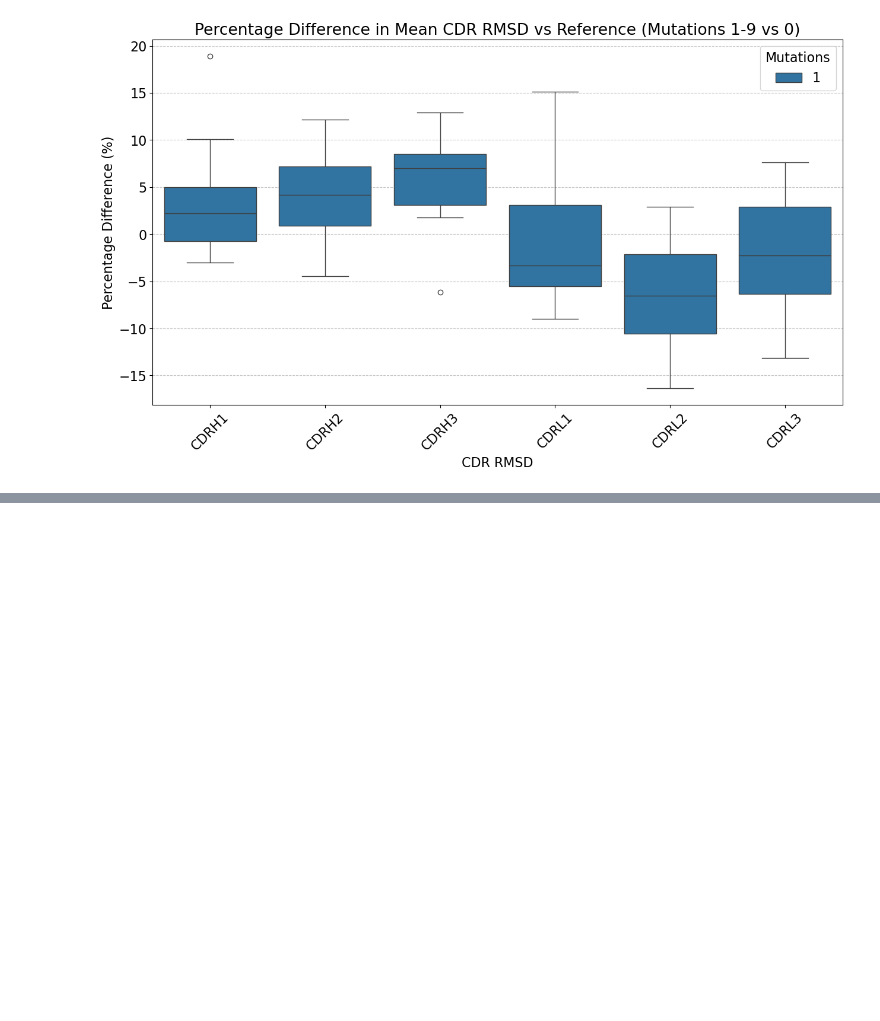
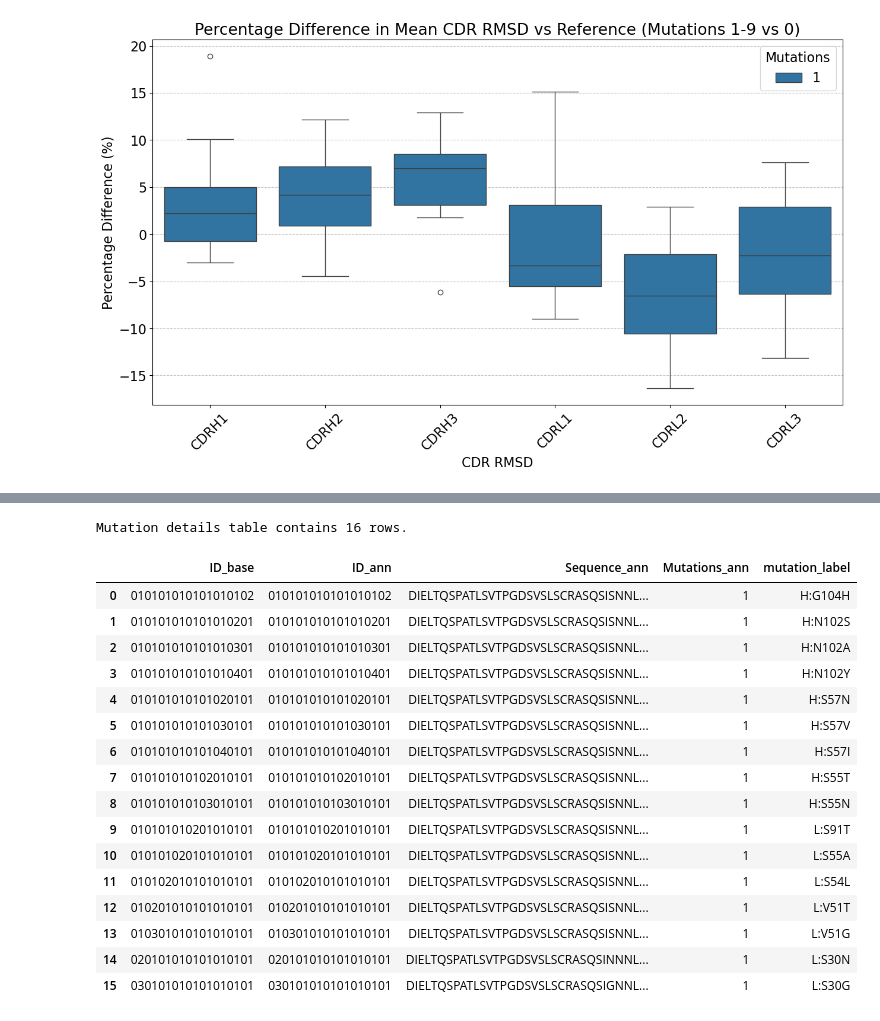
Before and after one commit to fspoendlin/ABB4, a Jupyter notebook: data_analysis.ipynb, the cells around one changed output, grey strips where cells are left out. Cells and saved outputs as stored; diff of their text form; code cells hidden in the pictures; blank space fills up the shorter version.

```diff
--- a/data_analysis.ipynb
+++ b/data_analysis.ipynb
@@ -399,41 +416,61 @@ print(f"Plotted {len(mut1_rows)} mutation=1 IDs plus 1 WT row.")
 # Build a mutation-details table for the plotted sequences.
 # This attempts to surface annotation columns that likely contain mutation descriptions.
 candidate_cols = [
-    "ID",
-    "Sequence",
-    "Mutations",
-    "Mutation",
-    "Mutations_List",
-    "Mutation_List",
+    "ID_ann",
+    "Sequence_ann",
+    "Mutations_ann",
+    "Mutation_ann",
+    "Mutations_List_ann",
+    "Mutation_List_ann",
     "Mutation_Annotation",
     "Mutation_Annotations",
     "mutations",
     "mutation",
     "annotation",
+    'mutation_label'
 ]
 
 ann_cols_present = [c for c in candidate_cols if c in merged.columns]
 
 if not ann_cols_present:
     # Fallback: keep all annotation-side columns if no obvious mutation column name is found.
     ann_only_cols = [
         c for c in merged.columns
         if c.endswith("_ann") or c in ann.columns or c in ["ID_base"]
     ]
     ann_cols_present = [c for c in ann_only_cols if c in merged.columns]
 
-mut1_table = merged[merged["Mutations"] == 1].copy()
+mut1_table = merged[merged["Mutations_ann"] == 1].copy()
 
 # Prefer notebook ID (with _pdb) plus base ID and selected annotation fields.
 front_cols = [c for c in ["ID", "ID_base", "Mutations"] if c in mut1_table.columns]
 table_cols = front_cols + [c for c in ann_cols_present if c not in front_cols]
 
 mut1_table = (
     mut1_table[table_cols]
     .drop_duplicates()
     .sort_values(by=[c for c in ["ID", "ID_base"] if c in table_cols])
     .reset_index(drop=True)
 )
 
 print(f"Mutation details table contains {len(mut1_table)} rows.")
 display(mut1_table)
+# %% [output]
+Mutation details table contains 16 rows.
+|  | ID_base | ID_ann | Sequence_ann | Mutations_ann | mutation_label |
+| 0 | 010101010101010102 | 010101010101010102 | DIELTQSPATLSVTPGDSVSLSCRASQSISNNL... | 1 | H:G104H |
+| 1 | 010101010101010201 | 010101010101010201 | DIELTQSPATLSVTPGDSVSLSCRASQSISNNL... | 1 | H:N102S |
+| 2 | 010101010101010301 | 010101010101010301 | DIELTQSPATLSVTPGDSVSLSCRASQSISNNL... | 1 | H:N102A |
+| 3 | 010101010101010401 | 010101010101010401 | DIELTQSPATLSVTPGDSVSLSCRASQSISNNL... | 1 | H:N102Y |
+| 4 | 010101010101020101 | 010101010101020101 | DIELTQSPATLSVTPGDSVSLSCRASQSISNNL... | 1 | H:S57N |
+| 5 | 010101010101030101 | 010101010101030101 | DIELTQSPATLSVTPGDSVSLSCRASQSISNNL... | 1 | H:S57V |
+| 6 | 010101010101040101 | 010101010101040101 | DIELTQSPATLSVTPGDSVSLSCRASQSISNNL... | 1 | H:S57I |
+| 7 | 010101010102010101 | 010101010102010101 | DIELTQSPATLSVTPGDSVSLSCRASQSISNNL... | 1 | H:S55T |
+| 8 | 010101010103010101 | 010101010103010101 | DIELTQSPATLSVTPGDSVSLSCRASQSISNNL... | 1 | H:S55N |
+| 9 | 010101010201010101 | 010101010201010101 | DIELTQSPATLSVTPGDSVSLSCRASQSISNNL... | 1 | L:S91T |
+| 10 | 010101020101010101 | 010101020101010101 | DIELTQSPATLSVTPGDSVSLSCRASQSISNNL... | 1 | L:S55A |
+| 11 | 010102010101010101 | 010102010101010101 | DIELTQSPATLSVTPGDSVSLSCRASQSISNNL... | 1 | L:S54L |
+| 12 | 010201010101010101 | 010201010101010101 | DIELTQSPATLSVTPGDSVSLSCRASQSISNNL... | 1 | L:V51T |
+| 13 | 010301010101010101 | 010301010101010101 | DIELTQSPATLSVTPGDSVSLSCRASQSISNNL... | 1 | L:V51G |
+| 14 | 020101010101010101 | 020101010101010101 | DIELTQSPATLSVTPGDSVSLSCRASQSINNNL... | 1 | L:S30N |
+| 15 | 030101010101010101 | 030101010101010101 | DIELTQSPATLSVTPGDSVSLSCRASQSIGNNL... | 1 | L:S30G |
```
Also changed, not shown: parts of 6 cells of this notebook.
